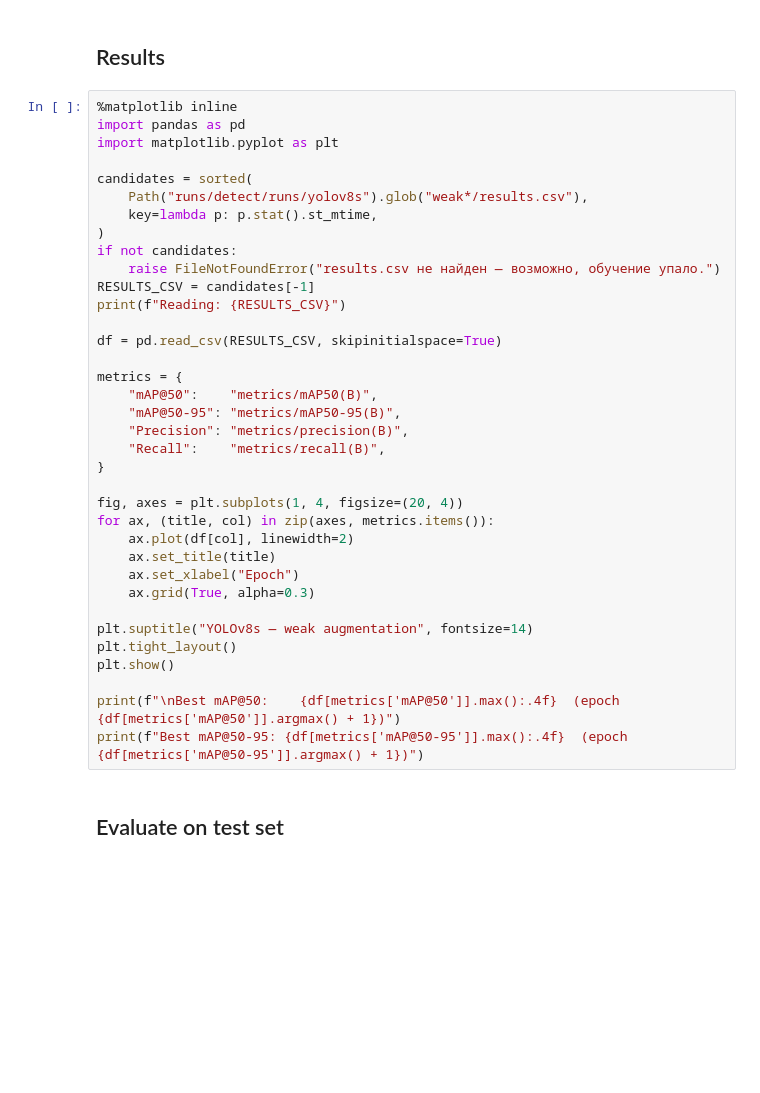
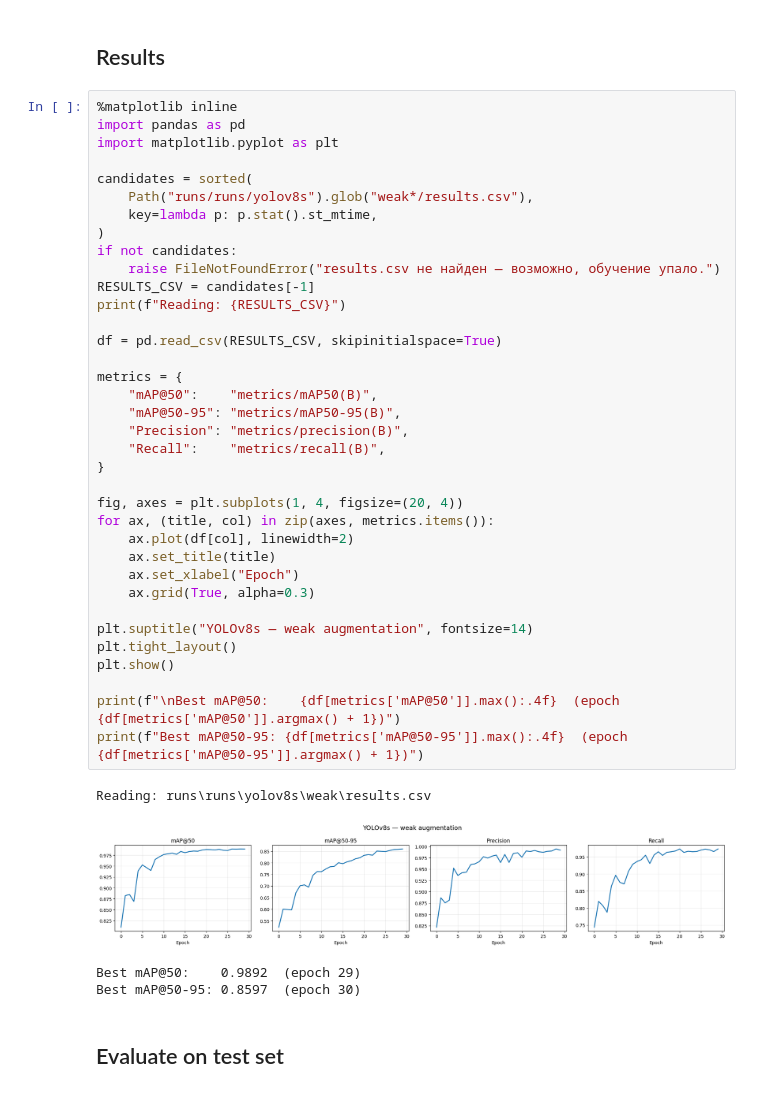
Before and after one commit to slermo/yolo_marine, a Jupyter notebook: notebooks/train_yolov8s.ipynb, the cells around one changed output. Cells and saved outputs as stored; diff of their text form; blank space fills up the shorter version.

```diff
--- a/notebooks/train_yolov8s.ipynb
+++ b/notebooks/train_yolov8s.ipynb
@@ -54,36 +93,41 @@ import pandas as pd
 import matplotlib.pyplot as plt
 
 candidates = sorted(
-    Path("runs/detect/runs/yolov8s").glob("weak*/results.csv"),
+    Path("runs/runs/yolov8s").glob("weak*/results.csv"),
     key=lambda p: p.stat().st_mtime,
 )
 if not candidates:
     raise FileNotFoundError("results.csv не найден — возможно, обучение упало.")
 RESULTS_CSV = candidates[-1]
 print(f"Reading: {RESULTS_CSV}")
 
 df = pd.read_csv(RESULTS_CSV, skipinitialspace=True)
 
 metrics = {
     "mAP@50":    "metrics/mAP50(B)",
     "mAP@50-95": "metrics/mAP50-95(B)",
     "Precision": "metrics/precision(B)",
     "Recall":    "metrics/recall(B)",
 }
 
 fig, axes = plt.subplots(1, 4, figsize=(20, 4))
 for ax, (title, col) in zip(axes, metrics.items()):
     ax.plot(df[col], linewidth=2)
     ax.set_title(title)
     ax.set_xlabel("Epoch")
     ax.grid(True, alpha=0.3)
 
 plt.suptitle("YOLOv8s — weak augmentation", fontsize=14)
 plt.tight_layout()
 plt.show()
 
 print(f"\nBest mAP@50:    {df[metrics['mAP@50']].max():.4f}  (epoch {df[metrics['mAP@50']].argmax() + 1})")
 print(f"Best mAP@50-95: {df[metrics['mAP@50-95']].max():.4f}  (epoch {df[metrics['mAP@50-95']].argmax() + 1})")
+# %% [output]
+Reading: runs\runs\yolov8s\weak\results.csv
+[figure, added]
+Best mAP@50:    0.9892  (epoch 29)
+Best mAP@50-95: 0.8597  (epoch 30)
 # %% [markdown]
 ## Evaluate on test set
 # %%
```
Also changed, not shown: parts of 3 cells of this notebook, 4 other files.
